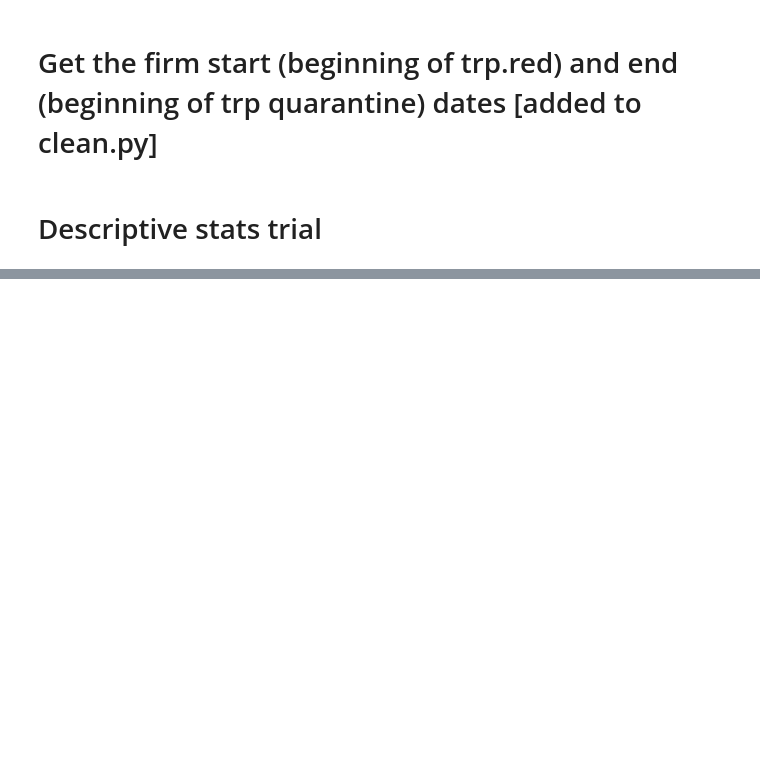
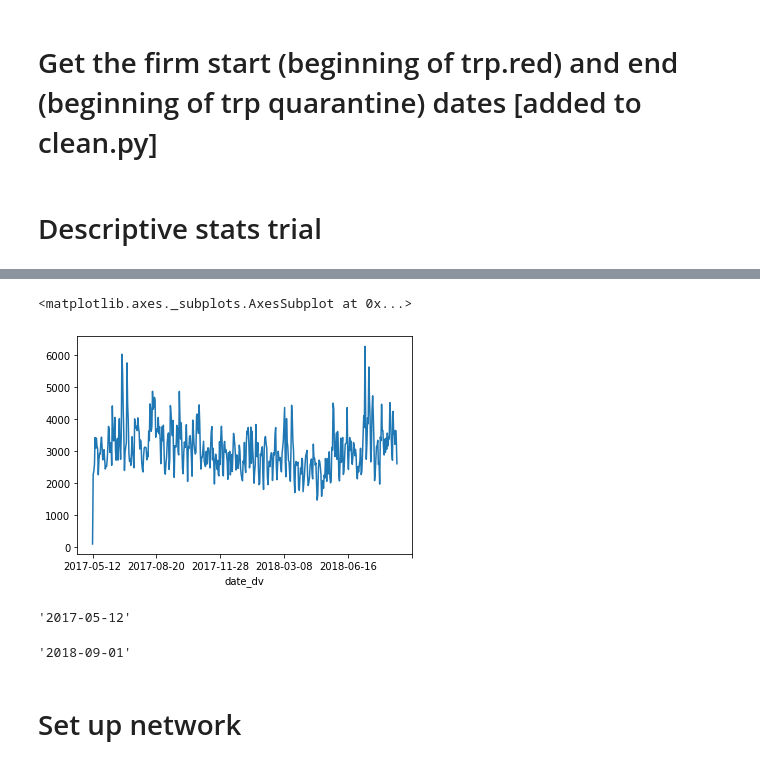
Before and after one commit to mh0409/trpred, a Jupyter notebook: sandbox_processing2.ipynb, the cells around one changed output, grey strips where cells are left out. Cells and saved outputs as stored; diff of their text form; code cells hidden in the pictures; blank space fills up the shorter version.

Commit message:
added network Rmd file and updated sandbox_processing2

```diff
--- a/sandbox_processing2.ipynb
+++ b/sandbox_processing2.ipynb
@@ -350,0 +980,18 @@ df_comms = pd.read_csv(file_comms)
+# %%
+df_kia = pd.read_csv("/Volumes/SAMSUNG/trpred/data/processed/comments/KotakuInAction-metadata.csv")
+# %%
+
+df_kia.groupby('date_dv').id.count().plot()
+# %% [output]
+<matplotlib.axes._subplots.AxesSubplot at 0x...>
+[figure, added]
+# %%
+df_kia.date_dv.min()
+# %% [output]
+'2017-05-12'
+# %%
+df_kia.date_dv.max()
+# %% [output]
+'2018-09-01'
+# %% [markdown]
+# Set up network
```
Also changed, not shown: parts of 91 cells of this notebook, 15 other files.
